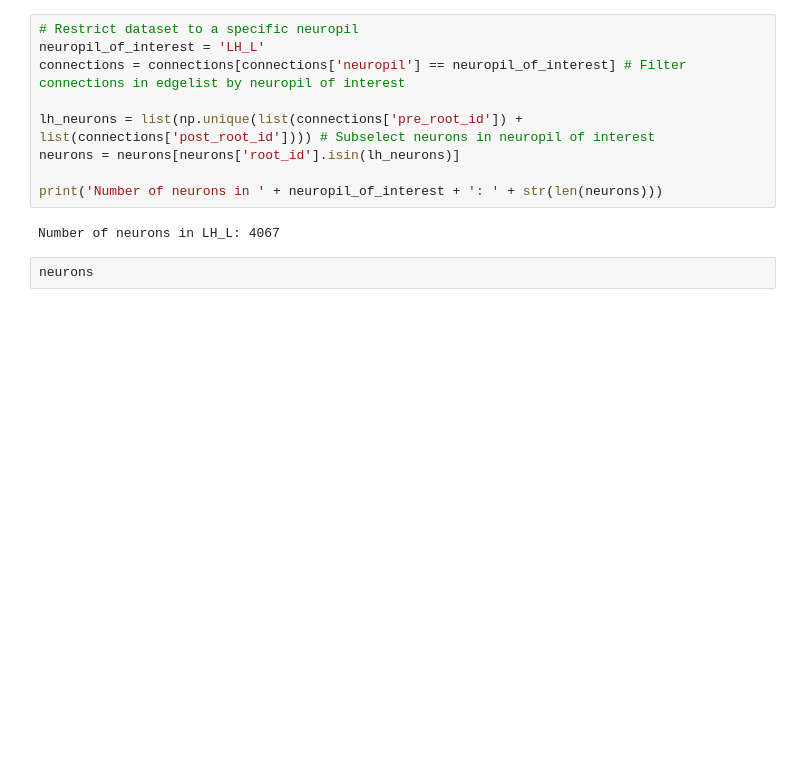
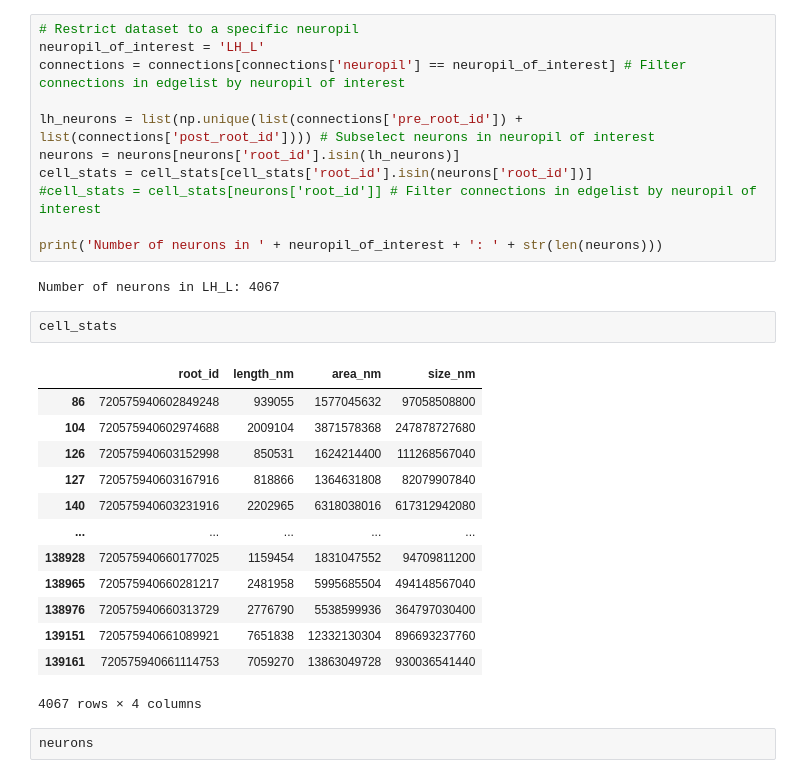
Before and after one commit to briandepasquale/CoSyNe_2025_GNN_tutorial, a Jupyter notebook: FlyWire_WIP.ipynb, the cells around one changed output. Drawn from its saved outputs; the diff is of its cells as text; blank space fills up the shorter version.

```diff
--- a/FlyWire_WIP.ipynb
+++ b/FlyWire_WIP.ipynb
@@ -92,10 +138,28 @@ connections = connections[connections['neuropil'] == neuropil_of_interest] # Fil
 
 lh_neurons = list(np.unique(list(connections['pre_root_id']) + list(connections['post_root_id']))) # Subselect neurons in neuropil of interest
 neurons = neurons[neurons['root_id'].isin(lh_neurons)]
+cell_stats = cell_stats[cell_stats['root_id'].isin(neurons['root_id'])]
+#cell_stats = cell_stats[neurons['root_id']] # Filter connections in edgelist by neuropil of interest
 
 print('Number of neurons in ' + neuropil_of_interest + ': ' + str(len(neurons)))
 # %% [output]
 Number of neurons in LH_L: 4067
+# %%
+cell_stats
+# %% [output]
+|  | root_id | length_nm | area_nm | size_nm |
+| 86 | 720575940602849248 | 939055 | 1577045632 | 97058508800 |
+| 104 | 720575940602974688 | 2009104 | 3871578368 | 247878727680 |
+| 126 | 720575940603152998 | 850531 | 1624214400 | 111268567040 |
+| 127 | 720575940603167916 | 818866 | 1364631808 | 82079907840 |
+| 140 | 720575940603231916 | 2202965 | 6318038016 | 617312942080 |
+| ... | ... | ... | ... | ... |
+| 138928 | 720575940660177025 | 1159454 | 1831047552 | 94709811200 |
+| 138965 | 720575940660281217 | 2481958 | 5995685504 | 494148567040 |
+| 138976 | 720575940660313729 | 2776790 | 5538599936 | 364797030400 |
+| 139151 | 720575940661089921 | 7651838 | 12332130304 | 896693237760 |
+| 139161 | 720575940661114753 | 7059270 | 13863049728 | 930036541440 |
+4067 rows × 4 columns
 # %%
 neurons
 # %% [output]
```
Also changed, not shown: parts of 39 cells of this notebook.
